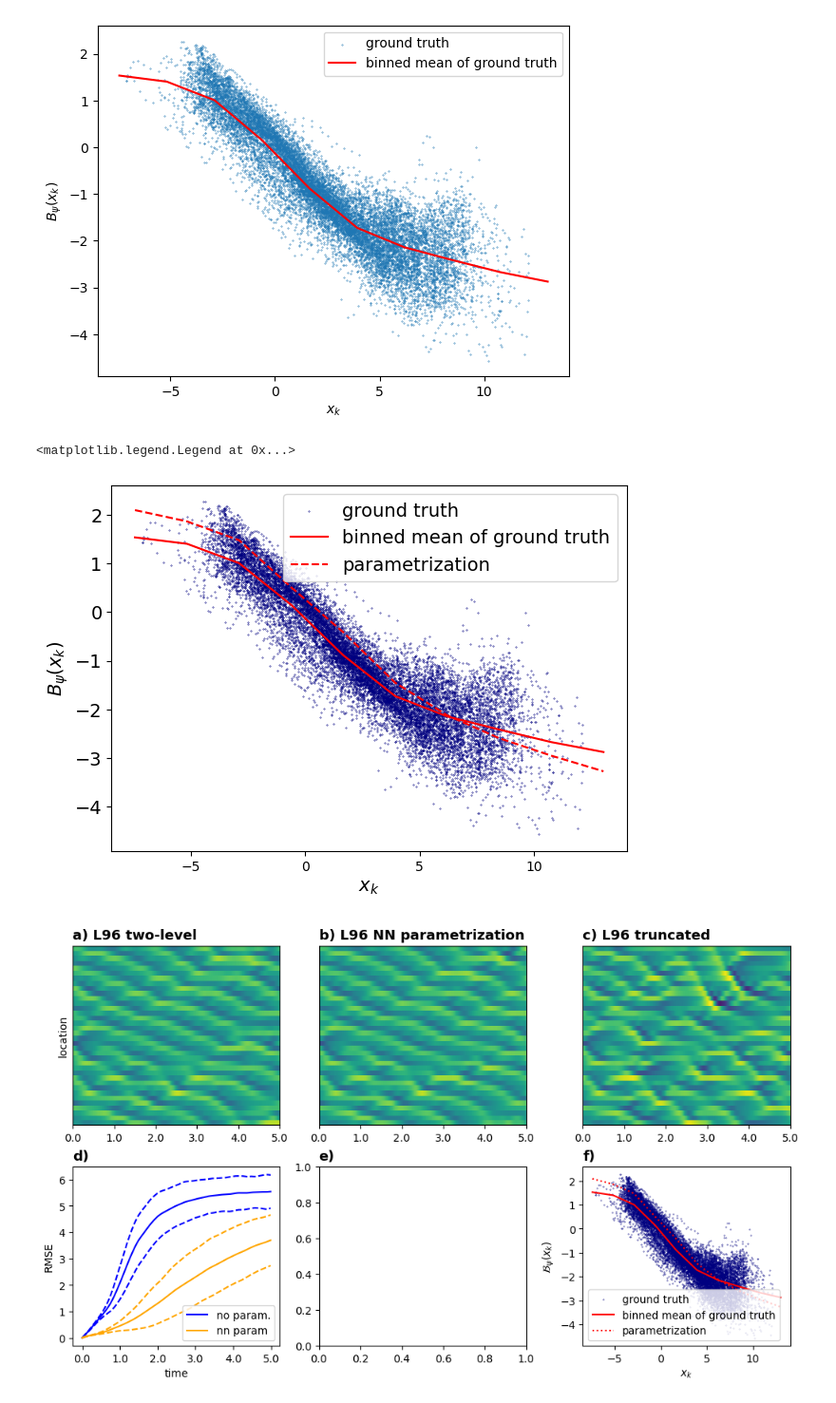
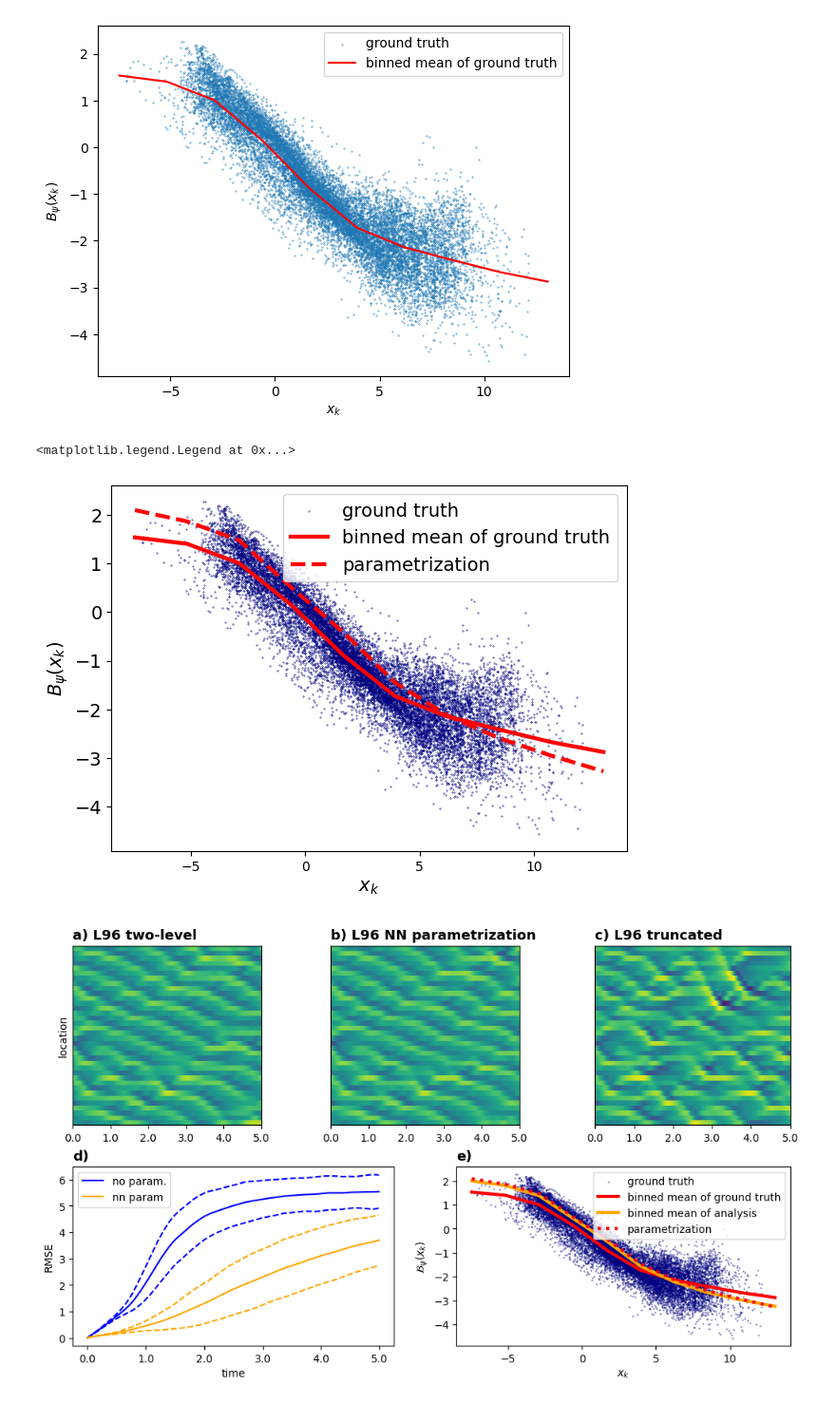
Before and after one commit to m-dml/coda, a Jupyter notebook: notebooks/evaluate_single_parametrization.ipynb, the cells around one changed output. Shown at 95% size. Saved outputs shown, nothing was run; the diff lists cells and outputs as text; code cells hidden in the pictures.

```diff
--- a/notebooks/evaluate_single_parametrization.ipynb
+++ b/notebooks/evaluate_single_parametrization.ipynb
@@ -153,8 +151,8 @@ with torch.no_grad():
 n_points = 15000
 fig = plt.figure(figsize=(7, 5), facecolor="white")
 plt.scatter(x_plot[:n_points], y_plot[:n_points], s=0.1, label="ground truth", color="navy")
-plt.plot(bin_centers, mean, color="red", label="binned mean of ground truth")
-plt.plot(x_in.squeeze().detach().to("cpu").numpy(), b_out.squeeze().detach().to("cpu").numpy(), color="red", ls="--", label="parametrization")
+plt.plot(bin_centers, mean, color="red", label="binned mean of ground truth", lw=3)
+plt.plot(x_in.squeeze().detach().to("cpu").numpy(), b_out.squeeze().detach().to("cpu").numpy(), color="red", ls="--", lw=3, label="parametrization")
 
 
 plt.yticks(fontsize=14)
@@ -166,7 +164,7 @@ plt.legend(fontsize=14)
 # plt.savefig("input_output_function.png", dpi=300)
 # %% [output]
 <matplotlib.legend.Legend at 0x...>
-[figure, old version]
+[figure, new version]
 # %%
 end_point = 500
 initial_states = test_data["first_level"][:, 0, :].unsqueeze(1)
@@ -187,21 +185,29 @@ squared_error = (two_level_simulations - nn_parametrized_simulations)**2
 nn_parametrized_simulations_rmse_m = torch.sqrt(squared_error.mean(dim=(-1))).mean(dim=(0))
 nn_parametrized_simulations_rmse_s = torch.sqrt(squared_error.mean(dim=(-1))).std(dim=(0))
 # %%
-simtrue = x[0:500, :]
+simtrue = x[0:end_point, :]
 
 simulator_one = L96Simulator(forcing=10)
 x_input = x[0, :].unsqueeze(0).unsqueeze(0).to(device)
-time = torch.arange(0, 500*0.01, 0.01).to(device)
+time = torch.arange(0, end_point*0.01, 0.01).to(device)
 simone = simulator_one.integrate(time, x_input).squeeze().to("cpu")
 
 simpar = simulator.integrate(time, x_input).squeeze().detach()
+# %%
+x_true = two_level_simulations[:, 25:].flatten()
+x_hat = reconstruction["param"][:, :end_point-25].flatten()
+with torch.no_grad():
+    b_of_x_hat = parametrization.forward(x_hat.unsqueeze(0).unsqueeze(0).to(device)).squeeze().detach().to("cpu")
+# %%
+hat_mean, hat_bin_edges, _ = binned_statistic(x_true, b_of_x_hat, bins=10)
+hat_bin_centers = np.convolve(bin_edges, np.ones(2)/2, mode='valid')
 # %%
-time_ticks = np.arange(0, 501, 100)
+time_ticks = np.arange(0, end_point+1, 100)
 time_ticks_labels = time_ticks * 0.01
 # %%
 mosaic = """
-abc
-def
+aabbcc
+dddeee
 """
 
 fig, axd = plt.subplot_mosaic(mosaic, figsize=(10, 6), facecolor="white", constrained_layout=True)
@@ -218,37 +224,39 @@ for letter in ["a", "b", "c"]:
 
 
 axd["d"].plot(one_level_simulations_rmse_m, scaley="log", color="blue", label="no param.")
 axd["d"].plot(one_level_simulations_rmse_m-one_level_simulations_rmse_s, scaley="log", color="blue", ls="--")
 axd["d"].plot(one_level_simulations_rmse_m+one_level_simulations_rmse_s, scaley="log", color="blue", ls="--")
 axd["d"].plot(nn_parametrized_simulations_rmse_m, scaley="log", color="orange", label="nn param")
 axd["d"].plot(nn_parametrized_simulations_rmse_m-nn_parametrized_simulations_rmse_s, scaley="log", color="orange", ls="--")
 axd["d"].plot(nn_parametrized_simulations_rmse_m+nn_parametrized_simulations_rmse_s, scaley="log", color="orange", ls="--")
 axd["d"].set_xticks(time_ticks, time_ticks_labels)
 axd["d"].set_xlabel(r"time")
 axd["d"].set_ylabel(r"RMSE")
 axd["d"].legend()
 
 
-img3 = axd["f"].scatter(x_plot[:n_points], y_plot[:n_points], s=0.1, label="ground truth", color="navy")
-img4 = axd["f"].plot(bin_centers, mean, color="red", label="binned mean of ground truth")
-img5 = axd["f"].plot(x_in.squeeze().detach().to("cpu").numpy(), b_out.squeeze().detach().to("cpu").numpy(), color="red", ls=":", label="parametrization")
-axd["f"].set_xlabel(r"$x_k$")
-axd["f"].set_ylabel(r"$\mathcal{B}_{\psi}(x_k)$")
-axd["f"].legend()
+img3 = axd["e"].scatter(x_plot[:n_points], y_plot[:n_points], s=0.1, label="ground truth", color="navy")
+img4 = axd["e"].plot(bin_centers, mean, color="red", label="binned mean of ground truth", lw=3)
+img6 = axd["e"].plot(hat_bin_centers, hat_mean, color="orange", label="binned mean of analysis", lw=3)
+img5 = axd["e"].plot(x_in.squeeze().detach().to("cpu").numpy(), b_out.squeeze().detach().to("cpu").numpy(), color="red", ls=":", lw=3, label="parametrization")
+
+axd["e"].set_xlabel(r"$x_k$")
+axd["e"].set_ylabel(r"$\mathcal{B}_{\psi}(x_k)$")
+axd["e"].legend()
 
 
 for key, ax in axd.items():
     if key == "a":
         title = f"{key}) L96 two-level"
     elif key == "b":
         title = f"{key}) L96 NN parametrization"
     elif key == "c":
         title = f"{key}) L96 truncated"
     else:
         title = f"{key})"
     ax.set_title(title, loc='left', fontsize=13, fontweight="bold")
 
 
 plt.savefig("simulator_comparison.png", dpi=300)
 # %% [output]
-[figure, old version]
+[figure, new version]
```
Also changed, not shown: parts of 8 cells of this notebook, 2 other files.
